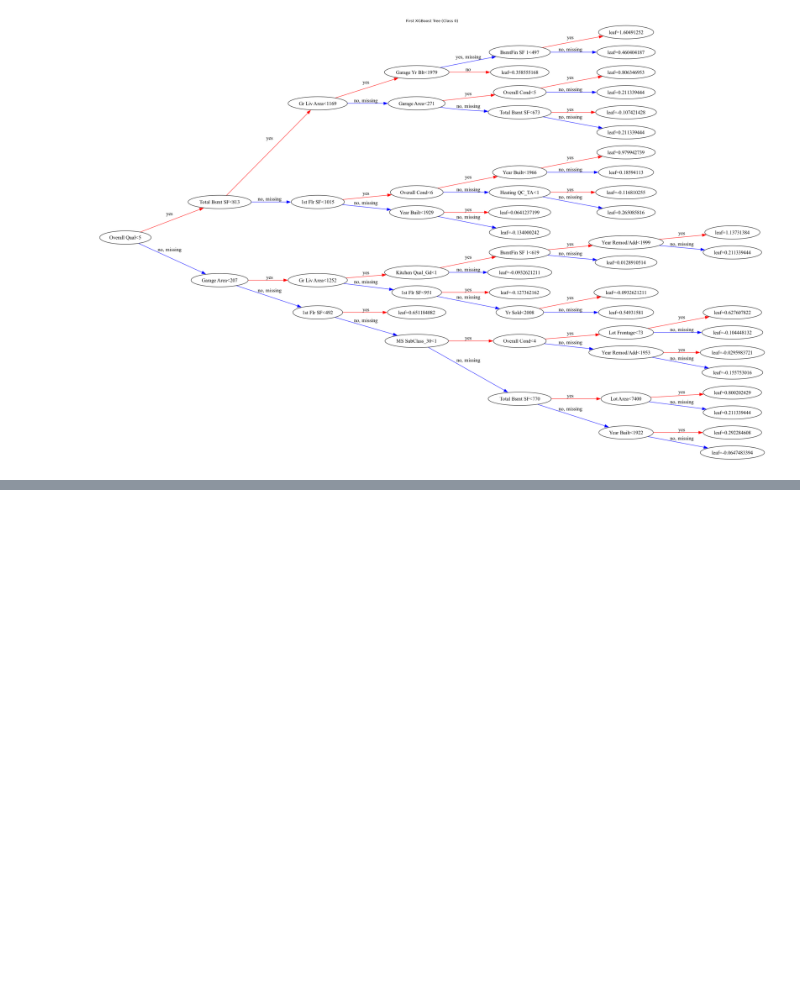
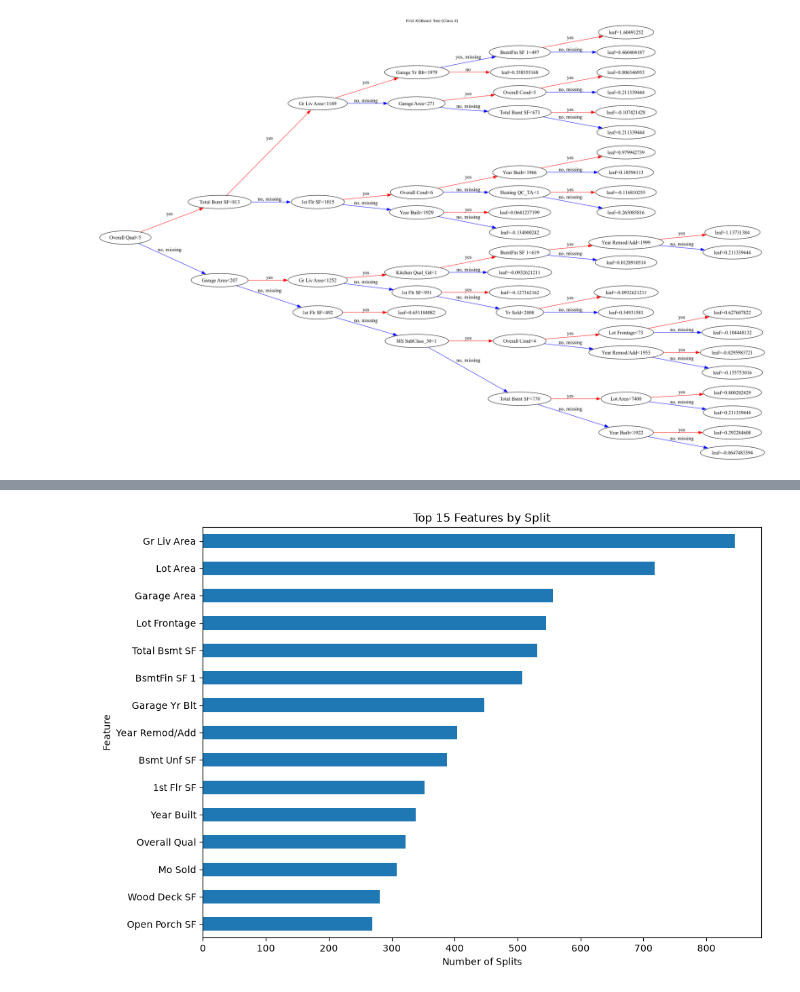
Before and after one commit to viragdiana/ML, a Jupyter notebook: lab-2-dia.ipynb, the cells around one changed output, grey strips where cells are left out. Saved outputs shown, nothing was run; the diff lists cells and outputs as text; code cells hidden in the pictures; blank space fills up the shorter version.

```diff
--- a/lab-2-dia.ipynb
+++ b/lab-2-dia.ipynb
@@ -454,0 +575,17 @@ plt.show()
+# %%
+# Feature importance based on the number of splits
+split_importance = pd.Series(
+    booster.get_score(importance_type="weight")
+).sort_values(ascending=False)
+
+top_split = split_importance.head(15).sort_values()
+
+plt.figure(figsize=(10, 7))
+top_split.plot(kind="barh")
+plt.xlabel("Number of Splits")
+plt.ylabel("Feature")
+plt.title("Top 15 Features by Split")
+plt.tight_layout()
+plt.show()
+# %% [output]
+[figure, added]
```
Also changed, not shown: parts of 28 cells of this notebook, 2 other files.
